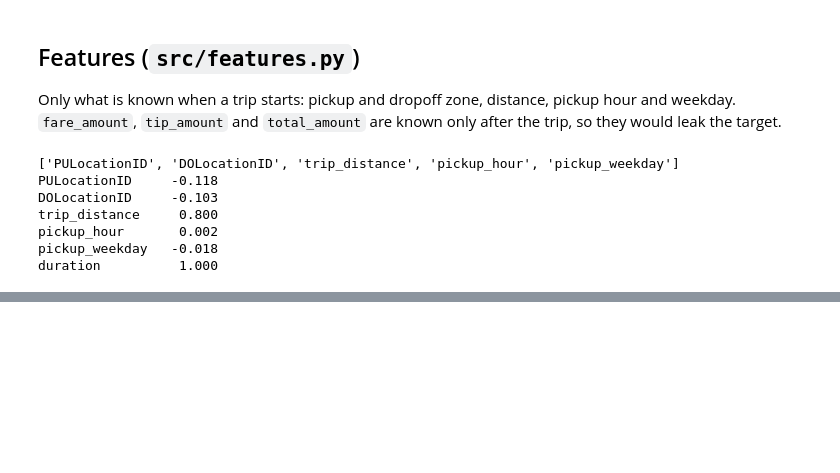
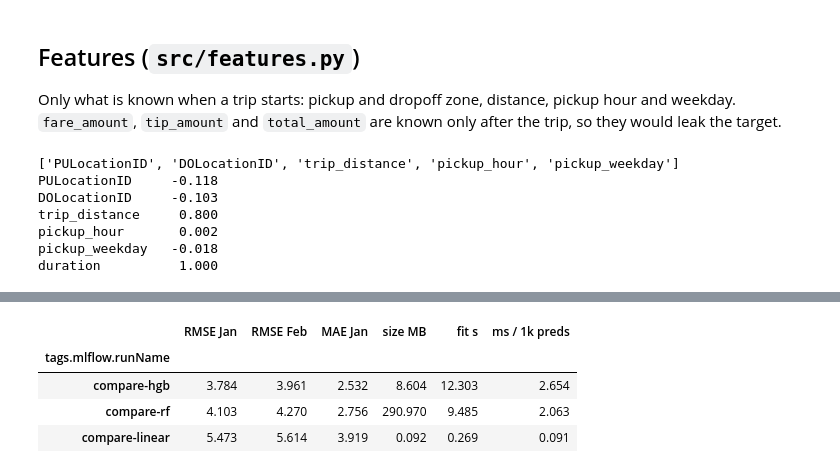
Before and after one commit to jeevan516/model-deployment-project, a Jupyter notebook: notebooks/01-explore-and-compare.ipynb, the cells around one changed output, grey strips where cells are left out. Saved outputs shown, nothing was run; the diff lists cells and outputs as text; code cells hidden in the pictures; blank space fills up the shorter version.

```diff
--- a/notebooks/01-explore-and-compare.ipynb
+++ b/notebooks/01-explore-and-compare.ipynb
@@ -126,0 +129,12 @@ trials.sort_values("metrics.rmse")[["tags.mlflow.runName", "metrics.rmse", "para
+# %%
+compare = all_runs[all_runs["tags.mlflow.runName"].str.startswith("compare-")]
+compare = compare.sort_values("start_time").drop_duplicates("tags.mlflow.runName", keep="last")
+cols = {"metrics.jan_rmse": "RMSE Jan", "metrics.feb_rmse": "RMSE Feb", "metrics.jan_mae": "MAE Jan",
+        "metrics.model_mb": "size MB", "metrics.fit_seconds": "fit s", "metrics.jan_ms_per_1k": "ms / 1k preds"}
+compare.set_index("tags.mlflow.runName")[list(cols)].rename(columns=cols).sort_values("RMSE Jan").round(3)
+# %% [output]
+|  | RMSE Jan | RMSE Feb | MAE Jan | size MB | fit s | ms / 1k preds |
+| tags.mlflow.runName |  |  |  |  |  |  |
+| compare-hgb | 3.784 | 3.961 | 2.532 | 8.604 | 12.303 | 2.654 |
+| compare-rf | 4.103 | 4.270 | 2.756 | 290.970 | 9.485 | 2.063 |
+| compare-linear | 5.473 | 5.614 | 3.919 | 0.092 | 0.269 | 0.091 |
```
Also changed, not shown: parts of 4 cells of this notebook, 12 other files.
